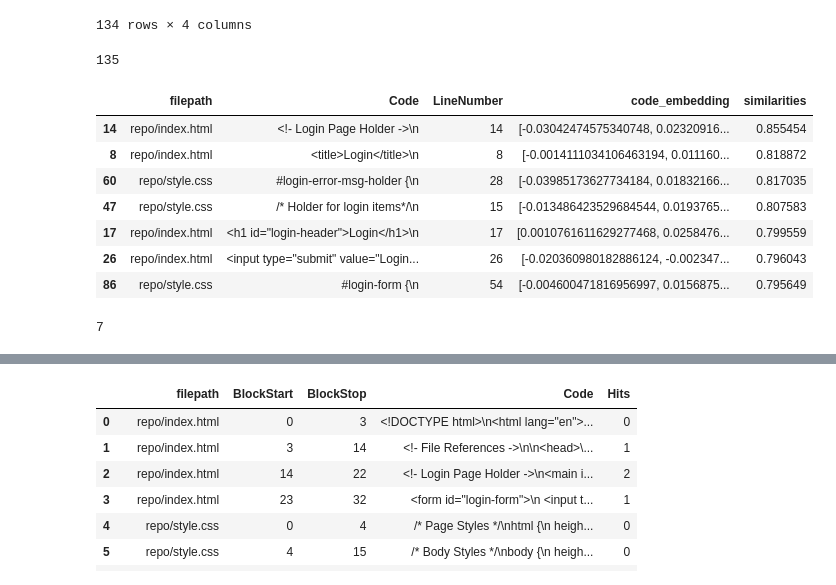
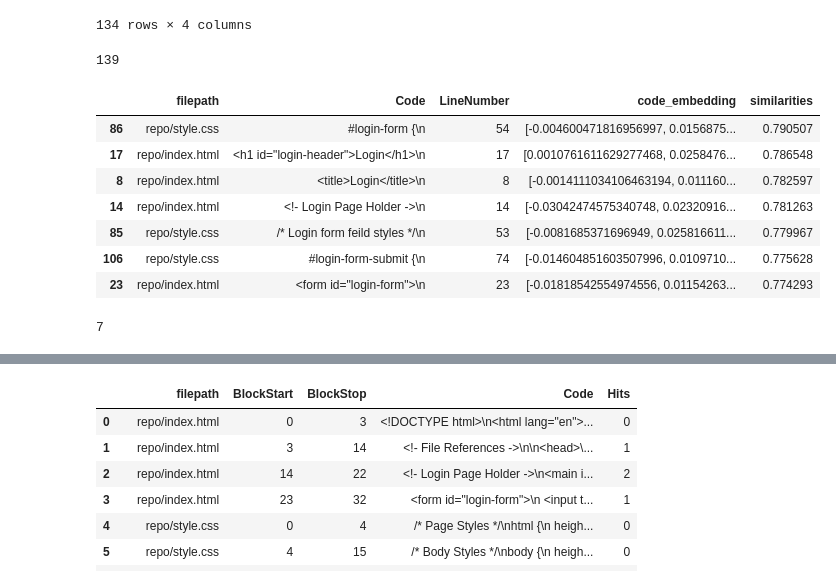
Before and after one commit to 10XDEV-AI/10xdev.ai, a Jupyter notebook: Train_on_code.ipynb, the cells around one changed output, grey strips where cells are left out. Saved outputs shown, nothing was run; the diff lists cells and outputs as text; code cells hidden in the pictures.

```diff
--- a/Train_on_code.ipynb
+++ b/Train_on_code.ipynb
@@ -188,7 +202,7 @@ display(df)
 # %%
 import numpy
 import matplotlib
-task = 'Add this image in the login page holder'
+task = 'Add height and width limits for image below login header'
 from openai.embeddings_utils import cosine_similarity
 
 def search_functions(df, code_query):
@@ -199,20 +213,20 @@ def search_functions(df, code_query):
 
 res = search_functions(df, task)
 # %% [output]
-135
+139
 # %%
-df3 = df.sort_values('similarities', ascending=False).head(round(0.05*len(df)))
-display(df3)
-print(len(df3))
+res = df.sort_values('similarities', ascending=False).head(round(0.05*len(df)))
+display(res)
+print(len(res))
 # %% [output]
 |  | filepath | Code | LineNumber | code_embedding | similarities |
-| 14 | repo/index.html | <!- Login Page Holder ->\n | 14 | [-0.03042474575340748, 0.02320916... | 0.855454 |
-| 8 | repo/index.html | <title>Login</title>\n | 8 | [-0.0014111034106463194, 0.011160... | 0.818872 |
-| 60 | repo/style.css | #login-error-msg-holder {\n | 28 | [-0.03985173627734184, 0.01832166... | 0.817035 |
-| 47 | repo/style.css | /* Holder for login items*/\n | 15 | [-0.013486423529684544, 0.0193765... | 0.807583 |
-| 17 | repo/index.html | <h1 id="login-header">Login</h1>\n | 17 | [0.0010761611629277468, 0.0258476... | 0.799559 |
-| 26 | repo/index.html | <input type="submit" value="Login... | 26 | [-0.020360980182886124, -0.002347... | 0.796043 |
-| 86 | repo/style.css | #login-form {\n | 54 | [-0.004600471816956997, 0.0156875... | 0.795649 |
+| 86 | repo/style.css | #login-form {\n | 54 | [-0.004600471816956997, 0.0156875... | 0.790507 |
+| 17 | repo/index.html | <h1 id="login-header">Login</h1>\n | 17 | [0.0010761611629277468, 0.0258476... | 0.786548 |
+| 8 | repo/index.html | <title>Login</title>\n | 8 | [-0.0014111034106463194, 0.011160... | 0.782597 |
+| 14 | repo/index.html | <!- Login Page Holder ->\n | 14 | [-0.03042474575340748, 0.02320916... | 0.781263 |
+| 85 | repo/style.css | /* Login form feild styles */\n | 53 | [-0.0081685371696949, 0.025816611... | 0.779967 |
+| 106 | repo/style.css | #login-form-submit {\n | 74 | [-0.014604851603507996, 0.0109710... | 0.775628 |
+| 23 | repo/index.html | <form id="login-form">\n | 23 | [-0.01818542554974556, 0.01154263... | 0.774293 |
 7
 # %%
 df3 = pd.DataFrame()
```
Also changed, not shown: parts of 6 cells of this notebook, 1 other file.
